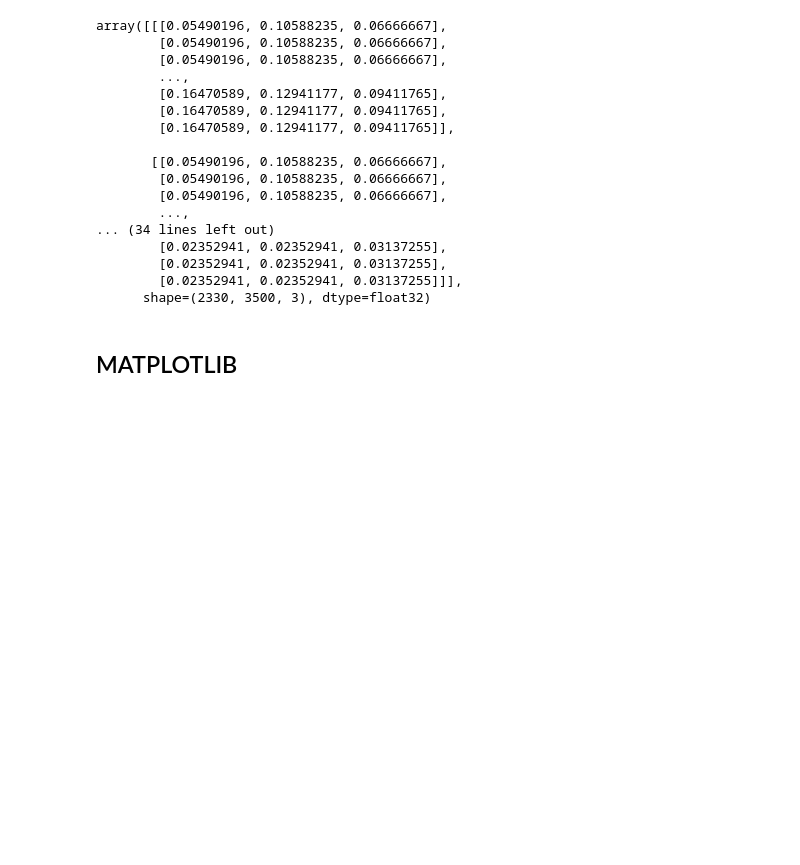
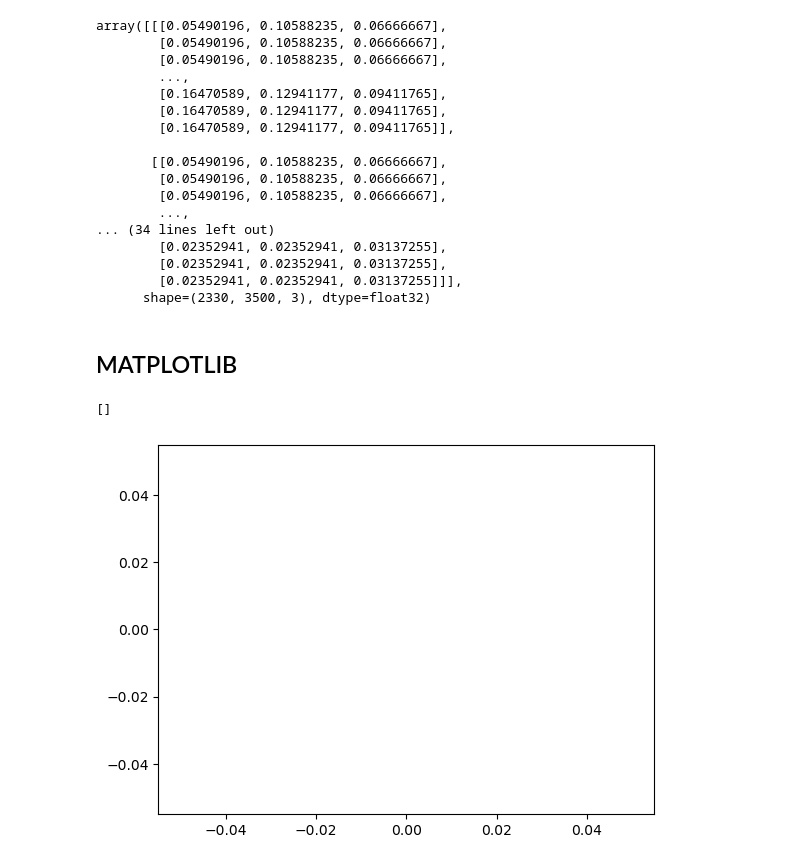
Before and after one commit to kamariban/machine-learning, a Jupyter notebook: pd-np-matplotlib-practice.ipynb, the cells around one changed output. Saved outputs shown, nothing was run; the diff lists cells and outputs as text; code cells hidden in the pictures; blank space fills up the shorter version.

```diff
--- a/pd-np-matplotlib-practice.ipynb
+++ b/pd-np-matplotlib-practice.ipynb
@@ -260,0 +265,5 @@ array([[[0.05490196, 0.10588235, 0.06666667],
+# %%
+plt.plot()
+# %% [output]
+[]
+[figure, added]
```
Also changed, not shown: parts of 7 cells of this notebook.
